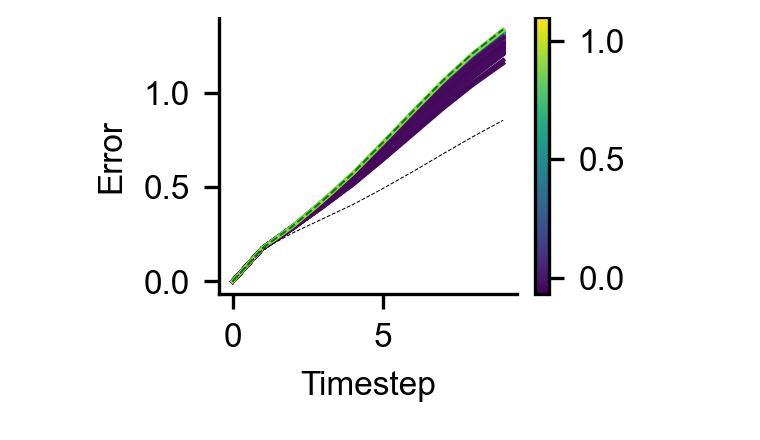
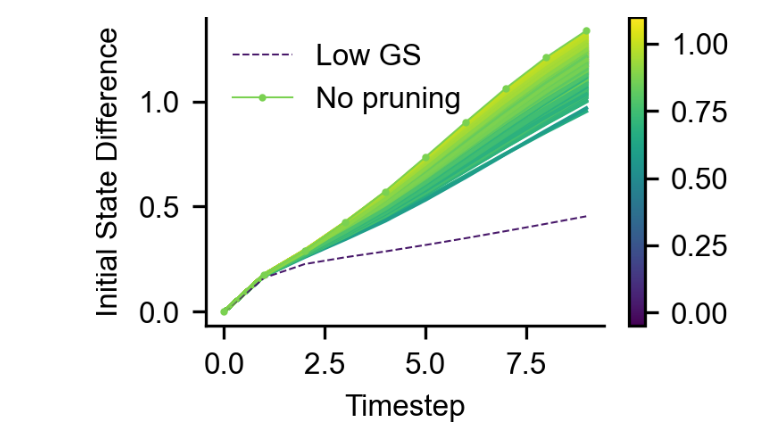
Before and after one commit to bioAI-Oslo/GridsWithoutPI, a Jupyter notebook: prune_rnn.ipynb, the cells around one changed output. Saved outputs shown, nothing was run; the diff lists cells and outputs as text; code cells hidden in the pictures.

```diff
--- a/prune_rnn.ipynb
+++ b/prune_rnn.ipynb
@@ -32,7 +32,7 @@ ratemaps = scipy.stats.binned_statistic_2d(rt[...,0].ravel().numpy(), rt[...,1].
 # %%
 grid_scores = np.array([sm.gridness(ratemaps[i]) for i in range(len(ratemaps))])
 
-cutoff = 0
+cutoff = 0.15
 low_gs_mask  = grid_scores < cutoff
 high_gs_mask = grid_scores > cutoff
 
@@ -75,5 +77,10 @@ def get_color(values):
 # set indices
 high_gc_inds = np.arange(model.ng)[high_gs_mask] # select indices of high GS units
 all_inds = np.arange(model.ng) # all_inds :)
+# %%
+# prune low GS units
+low_gs_color = get_color(grid_scores[low_gs_mask])
+low_gs_prune_v = model.prune_forward(inputs, v_mask = torch.tensor(~low_gs_mask))
+low_gs_error = torch.mean(torch.sum((torch.tensor(label_g) - low_gs_prune_v)**2, axis = -1), axis = 0)
 # %%
 # prune only high GS units
@@ -139,0 +133,19 @@ plt.show()
+# %%
+errors = np.array(errors)
+mean_scores = np.array(mean_scores)
+
+tx = 0.85
+ty = 0.18
+
+fig, ax = plt.subplots(3, 3, figsize = (5, 5))
+for i in range(1, errors.shape[-1]):
+    coeff = scipy.stats.linregress(mean_scores, errors[:,i]).rvalue
+    ax.ravel()[i-1].text(tx, ty, f"r = {coeff:.2f}\n ")
+    ax.ravel()[i-1].scatter(mean_scores, errors[:,i])
+    ax.ravel()[i-1].set_ylim([0, np.amax(errors)*1.1])
+    ax.ravel()[i-1].set_title(f"t = {i}")
+
+plt.tight_layout()
+ax[-1,1].set_xlabel("Mean Grid Score")
+ax[1,0].set_ylabel("Error")
+plt.savefig("./figures/prune_rnn_correlation")
@@ -140,24 +154,26 @@ plt.show()
 # %%
 # add baselines; one for no pruning relative to t = 0, one relative to standing still
-
-for i in range(100):
+plt.figure(figsize=(2.4,1.5))
+for i in range(1000):
     # select from all units
     prune_mask = np.ones(model.ng).astype("float32")
-    inds = np.random.choice(np.arange(model.ng), size = low_gs_mask.sum(), replace = False)
-    prune_mask[inds] = 0
+    prune_inds = np.random.choice(np.arange(model.ng), size = low_gs_mask.sum(), replace = False)
+    prune_mask[prune_inds] = 0
     g_prune_v = model.prune_forward(inputs, v_mask = torch.tensor(prune_mask))
     error = torch.mean(torch.sum((torch.tensor(label_g[:,0,None]) - g_prune_v)**2, axis = -1), axis = 0)
 
-    color = get_color(grid_scores[inds])
+    color = get_color(grid_scores[prune_inds])
     plt.plot(error.detach().numpy(), color = color)
 
 init_state_error = torch.mean(torch.sum((torch.tensor(label_g[:,0,None]) - low_gs_prune_v)**2, axis = -1), axis = 0)
 
-plt.plot(init_state_error.detach().numpy(), "--k", linewidth = 0.25, label = "Low GS")
-plt.plot(np.mean(np.sum((label_g - label_g[:,0, None])**2, axis= -1) ,axis=0), "--g", linewidth = 0.5, label = "No pruning")
+plt.plot(init_state_error.detach().numpy(), "--", linewidth = 0.5, label = "Low GS", color = low_gs_color)
+plt.plot(np.mean(np.sum((label_g - label_g[:,0, None])**2, axis= -1) ,axis=0), "o-", linewidth = 0.5, label = "No pruning", color = get_color(grid_scores))
 plt.colorbar(grid_score_mappable, ax = plt.gca())
 plt.xlabel("Timestep")
-plt.ylabel("Error")
+plt.ylabel("Initial State Difference")
+plt.legend()
+plt.savefig("./figures/prune_baseline")
 plt.show()
 # %% [output]
-[figure, old version]
+[figure, new version]
```
Also changed, not shown: parts of 12 cells of this notebook.
